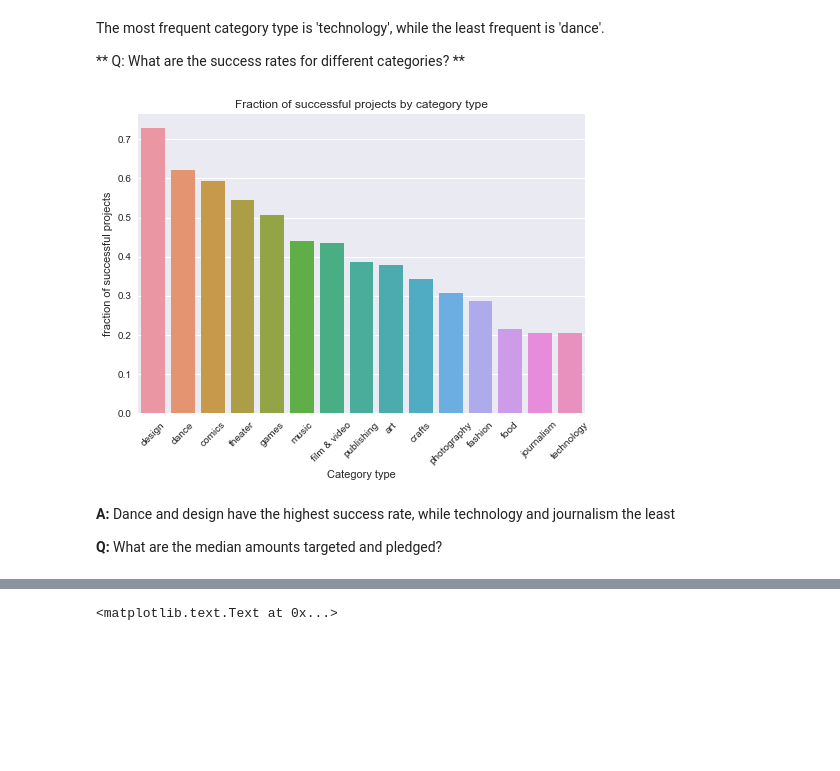
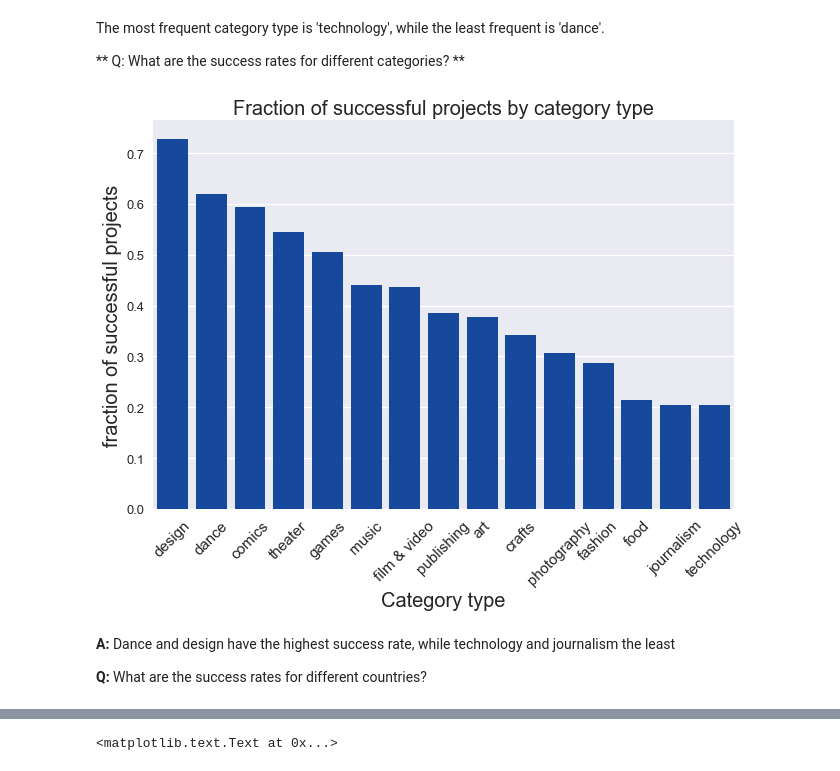
Before and after one commit to vlcekl/ds-crowdfunding, a Jupyter notebook: notebooks/statistics.ipynb, the cells around one changed output, grey strips where cells are left out. Cells and saved outputs as stored; diff of their text form; code cells hidden in the pictures; blank space fills up the shorter version.

```diff
--- a/notebooks/statistics.ipynb
+++ b/notebooks/statistics.ipynb
@@ -629,18 +627,18 @@ The most frequent category type is 'technology', while the least frequent is 'da
 
 ** Q: What are the success rates for different categories? **
 # %%
-sns.set_context("notebook")
+#sns.set_context("notebook")
 pt = df.pivot_table(index='cat_type', columns='state', values='country', aggfunc='count')
 x = (pt['successful']/(pt.sum(axis='columns'))).to_frame(name='ratio').sort_values(by='ratio', ascending=False)
-sns.barplot(x=x.index, y='ratio', data=x)
-plt.xticks(rotation=45)
-plt.xlabel('Category type')
-plt.ylabel('fraction of successful projects')
-plt.title('Fraction of successful projects by category type')
+sns.barplot(x=x.index, y='ratio', data=x, color='#0042b2')
+plt.xticks(rotation=45, fontsize=15)
+plt.xlabel('Category type', fontsize=20)
+plt.ylabel('fraction of successful projects', fontsize=20)
+plt.title('Fraction of successful projects by category type', fontsize=20)
 plt.savefig('../reports/figures/category_success.png')
 # %% [output]
-[figure, old version]
+[figure, new version]
 # %% [markdown]
 **A:** Dance and design have the highest success rate, while technology and journalism the least
 
-**Q:** What are the median amounts targeted and pledged?
+**Q:** What are the success rates for different countries?
```
Also changed, not shown: parts of 9 cells of this notebook, 6 other files.
